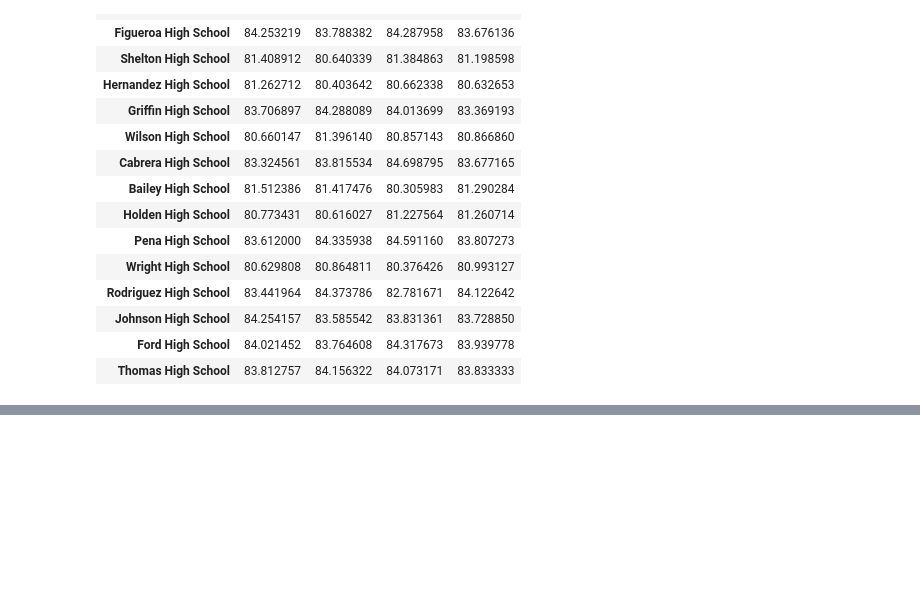
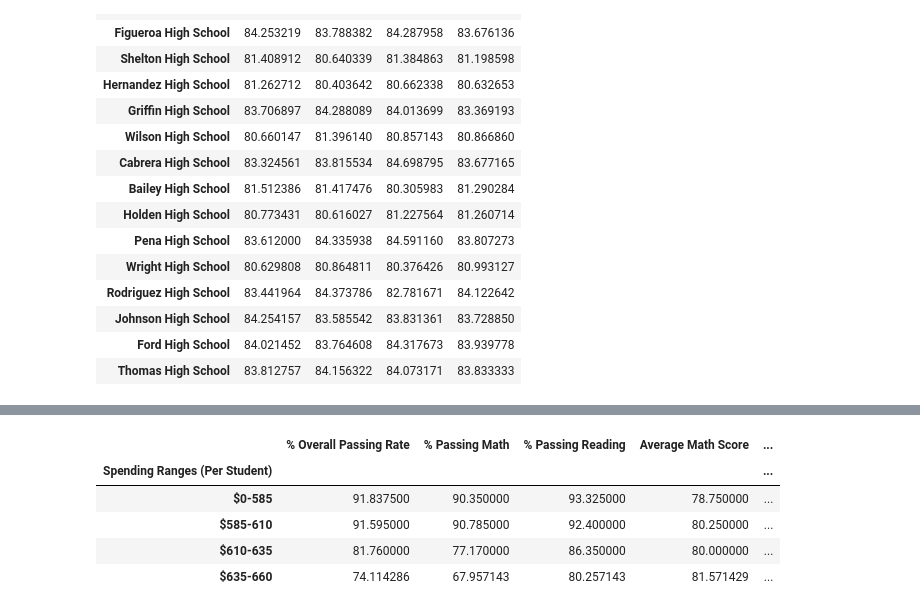
Before and after one commit to arnenewman11/python-challenge, a Jupyter notebook: PyCitySchools/PyCity_code_AN.ipynb, the cells around one changed output, grey strips where cells are left out. Drawn from its saved outputs; the diff is of its cells as text; code cells hidden in the pictures; blank space fills up the shorter version.

```diff
--- a/PyCitySchools/PyCity_code_AN.ipynb
+++ b/PyCitySchools/PyCity_code_AN.ipynb
@@ -336,0 +365,10 @@ bin_names = ["$0-$585", "$585-$610", "$610-$635", "$635-$660"]
+# %%
+grouped_bycost = school_summary_data.groupby("Spending Ranges (Per Student)")
+grouped_bycost.mean()
+# %% [output]
+|  | % Overall Passing Rate | % Passing Math | % Passing Reading | Average Math Score | ... |
+| Spending Ranges (Per Student) |  |  |  |  | ... |
+| $0-585 | 91.837500 | 90.350000 | 93.325000 | 78.750000 | ... |
+| $585-610 | 91.595000 | 90.785000 | 92.400000 | 80.250000 | ... |
+| $610-635 | 81.760000 | 77.170000 | 86.350000 | 80.000000 | ... |
+| $635-660 | 74.114286 | 67.957143 | 80.257143 | 81.571429 | ... |
```
Also changed, not shown: parts of 9 cells of this notebook.
